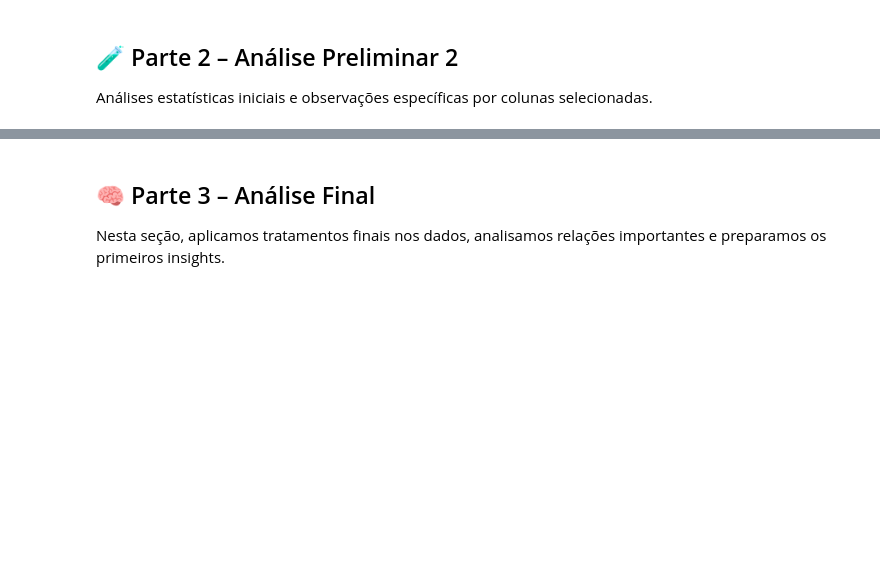
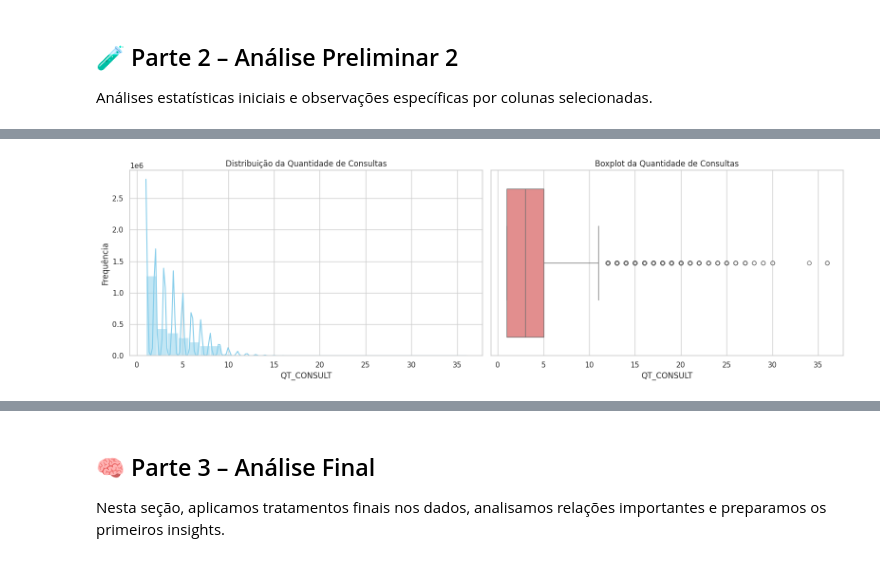
Before and after one commit to GrupoMackenzie/ProjetoAplicado01-DataScience-Mackenzie-2025, a Jupyter notebook: notebooks/Analise_Sisprenatal_Completo.ipynb, the cells around one changed output, grey strips where cells are left out. Cells and saved outputs as stored; diff of their text form; code cells hidden in the pictures; blank space fills up the shorter version.

```diff
--- a/notebooks/Analise_Sisprenatal_Completo.ipynb
+++ b/notebooks/Analise_Sisprenatal_Completo.ipynb
@@ -12,9 +12,12 @@ Este notebook tem como objetivo consolidar a análise exploratória realizada co
 ## 🔍 Parte 1 – Análise de Colunas
 Nesta seção, analisamos as colunas do dataset original do SISPRENATAL para entender melhor os dados disponíveis.
 # %%
+"""
+Criado na Sexta Feira 04 de Abril de 2025 às 01:44:00
+@author1: Alberto Nagem
+"""
+#Carrega o arquivo e mostra as colunas
 import pandas as pd
-# Caminho do arquivo (ajuste conforme necessário)
-caminho_arquivo = '../datasets/SISPRENATAL.csv'
-# Leitura do dataset
-df = pd.read_csv(caminho_arquivo, sep=';', encoding='latin1')
-df.head()
+df = pd.read_csv("https://raw.githubusercontent.com/GrupoMackenzie/ProjetoAplicado01-DataScience-Mackenzie-2025/main/datasets/sisprenatal_limpo.csv", encoding="latin1")
+print(df.columns)
+print(df.head())
@@ -34,3 +101,23 @@ df['RACACOR'].value_counts()
 # %%
-pd.crosstab(df['ESCMAE'], df['RACACOR'], margins=True)
+# Gráficos: distribuição e outliers
+sns.set(style="whitegrid")
+plt.figure(figsize=(16, 5))
+
+# Histograma
+plt.subplot(1, 2, 1)
+sns.histplot(df["QT_CONSULT"], bins=30, kde=True, color="skyblue")
+plt.title("Distribuição da Quantidade de Consultas")
+plt.xlabel("QT_CONSULT")
+plt.ylabel("Frequência")
+
+# Boxplot
+plt.subplot(1, 2, 2)
+sns.boxplot(x=df["QT_CONSULT"], color="lightcoral")
+plt.title("Boxplot da Quantidade de Consultas")
+plt.xlabel("QT_CONSULT")
+
+plt.tight_layout()
+plt.show()
+# %% [output]
+[figure, added]
 # %%
```
Also changed, not shown: parts of 15 cells of this notebook.
